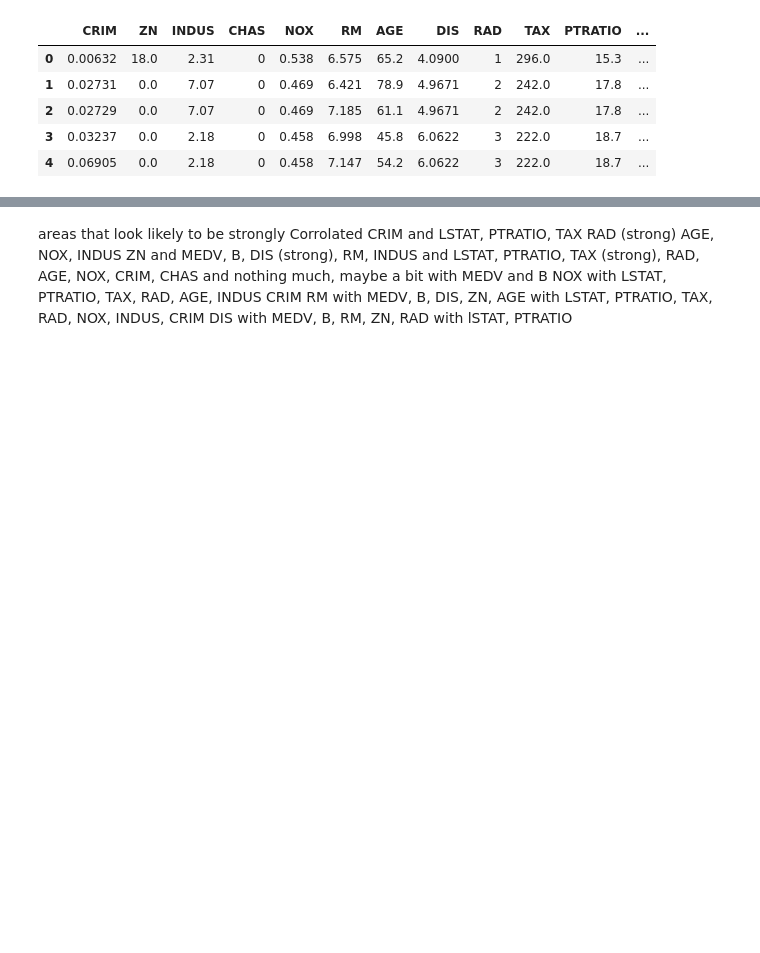
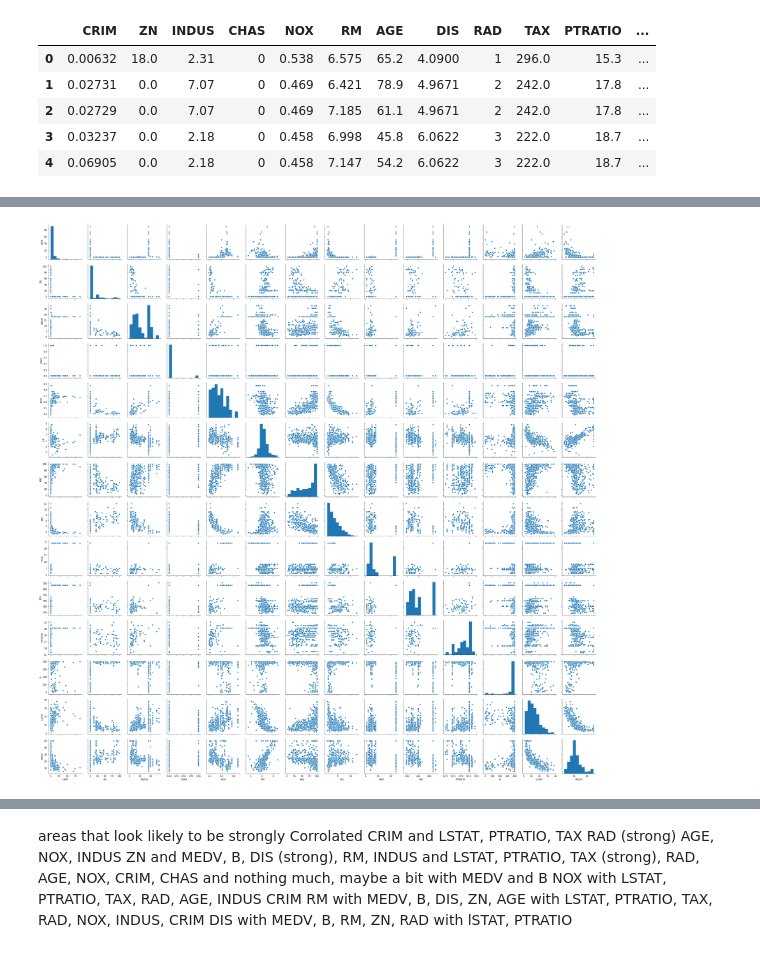
Before and after one commit to Osheah/boston-house-prices, a Jupyter notebook: boston-house-prices.ipynb, the cells around one changed output, grey strips where cells are left out. Saved outputs shown, nothing was run; the diff lists cells and outputs as text; code cells hidden in the pictures; blank space fills up the shorter version.

```diff
--- a/boston-house-prices.ipynb
+++ b/boston-house-prices.ipynb
@@ -286,0 +525,4 @@ df.head()
+# %%
+g = sns.pairplot(df, vars=names) # same as before - I only want one row
+# %% [output]
+[figure, added]
```
Also changed, not shown: parts of 89 cells of this notebook.
